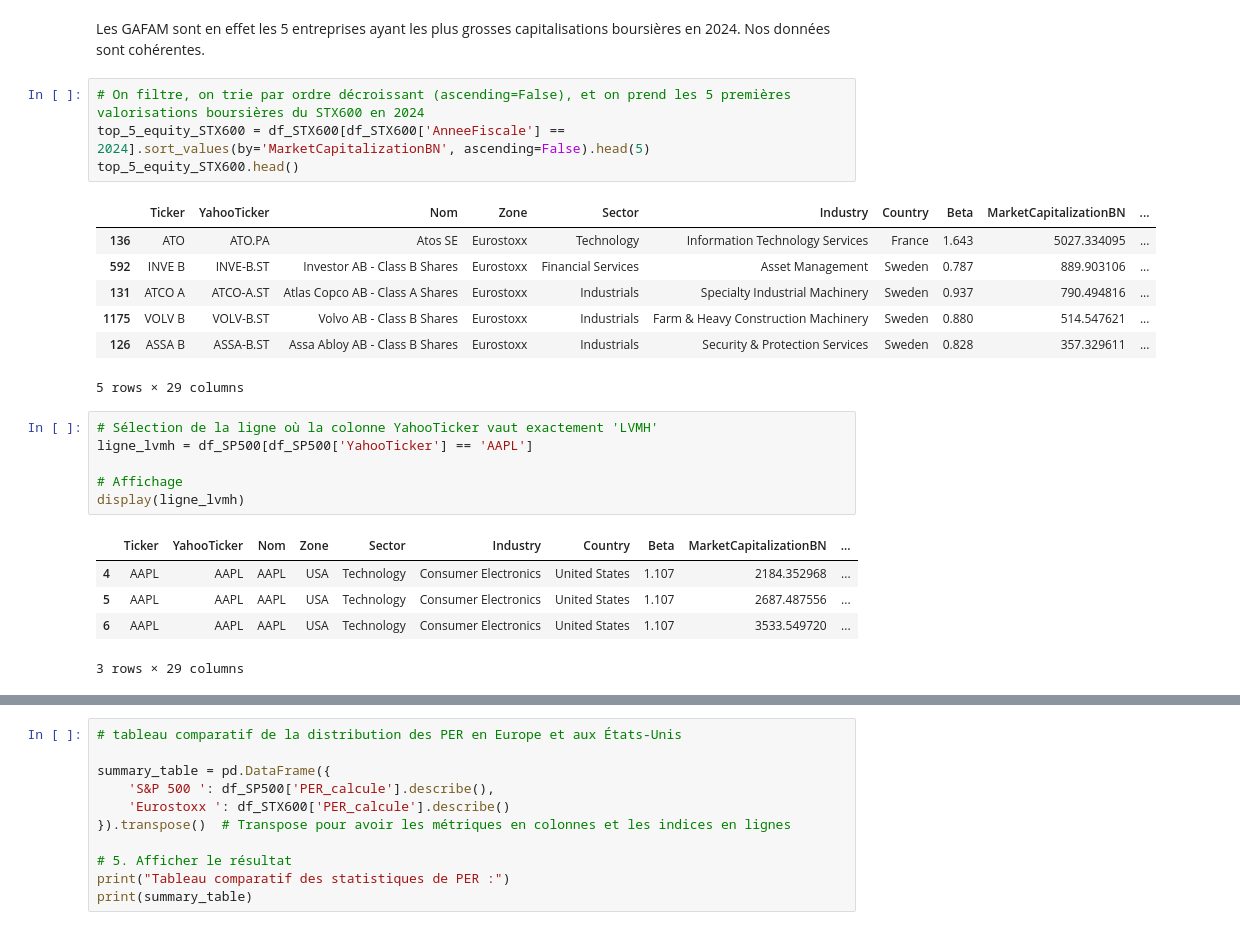
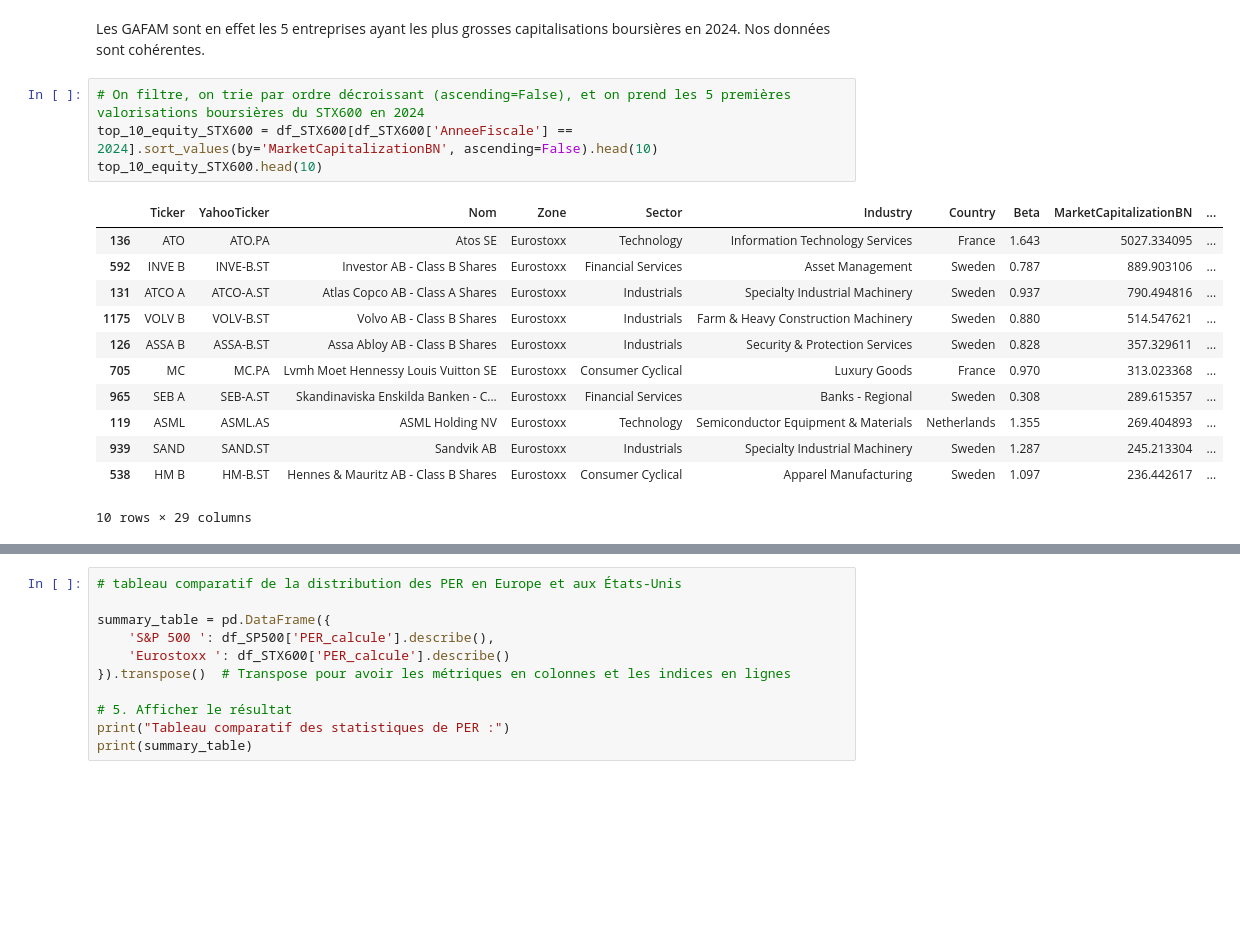
Before and after one commit to tnourlyn/Projet-Python---The-Transatlantic-valuation-guide, a Jupyter notebook: Analyse préliminaire des données/Analyse_preliminaire.ipynb, the cells around one changed output, grey strips where cells are left out. Saved outputs shown, nothing was run; the diff lists cells and outputs as text; blank space fills up the shorter version.

Commit message:
Correction market cap

```diff
--- a/Analyse préliminaire des données/Analyse_preliminaire.ipynb
+++ b/Analyse préliminaire des données/Analyse_preliminaire.ipynb
@@ -73,25 +73,18 @@ top_5_equity_SP500.head()
 Les GAFAM sont en effet les 5 entreprises ayant les plus grosses capitalisations boursières en 2024. Nos données sont cohérentes.
 # %%
 # On filtre, on trie par ordre décroissant (ascending=False), et on prend les 5 premières valorisations boursières du STX600 en 2024
-top_5_equity_STX600 = df_STX600[df_STX600['AnneeFiscale'] == 2024].sort_values(by='MarketCapitalizationBN', ascending=False).head(5)
-top_5_equity_STX600.head()
+top_10_equity_STX600 = df_STX600[df_STX600['AnneeFiscale'] == 2024].sort_values(by='MarketCapitalizationBN', ascending=False).head(10)
+top_10_equity_STX600.head(10)
 # %% [output]
 |  | Ticker | YahooTicker | Nom | Zone | Sector | Industry | Country | Beta | MarketCapitalizationBN | ... |
 | 136 | ATO | ATO.PA | Atos SE | Eurostoxx | Technology | Information Technology Services | France | 1.643 | 5027.334095 | ... |
 | 592 | INVE B | INVE-B.ST | Investor AB - Class B Shares | Eurostoxx | Financial Services | Asset Management | Sweden | 0.787 | 889.903106 | ... |
 | 131 | ATCO A | ATCO-A.ST | Atlas Copco AB - Class A Shares | Eurostoxx | Industrials | Specialty Industrial Machinery | Sweden | 0.937 | 790.494816 | ... |
 | 1175 | VOLV B | VOLV-B.ST | Volvo AB - Class B Shares | Eurostoxx | Industrials | Farm & Heavy Construction Machinery | Sweden | 0.880 | 514.547621 | ... |
 | 126 | ASSA B | ASSA-B.ST | Assa Abloy AB - Class B Shares | Eurostoxx | Industrials | Security & Protection Services | Sweden | 0.828 | 357.329611 | ... |
+| 705 | MC | MC.PA | Lvmh Moet Hennessy Louis Vuitton SE | Eurostoxx | Consumer Cyclical | Luxury Goods | France | 0.970 | 313.023368 | ... |
+| 965 | SEB A | SEB-A.ST | Skandinaviska Enskilda Banken - C... | Eurostoxx | Financial Services | Banks - Regional | Sweden | 0.308 | 289.615357 | ... |
+| 119 | ASML | ASML.AS | ASML Holding NV | Eurostoxx | Technology | Semiconductor Equipment & Materials | Netherlands | 1.355 | 269.404893 | ... |
+| 939 | SAND | SAND.ST | Sandvik AB | Eurostoxx | Industrials | Specialty Industrial Machinery | Sweden | 1.287 | 245.213304 | ... |
+| 538 | HM B | HM-B.ST | Hennes & Mauritz AB - Class B Shares | Eurostoxx | Consumer Cyclical | Apparel Manufacturing | Sweden | 1.097 | 236.442617 | ... |
-5 rows × 29 columns
+10 rows × 29 columns
-# %%
-# Sélection de la ligne où la colonne YahooTicker vaut exactement 'LVMH'
-ligne_lvmh = df_SP500[df_SP500['YahooTicker'] == 'AAPL']
-
-# Affichage
-display(ligne_lvmh)
-# %% [output]
-|  | Ticker | YahooTicker | Nom | Zone | Sector | Industry | Country | Beta | MarketCapitalizationBN | ... |
-| 4 | AAPL | AAPL | AAPL | USA | Technology | Consumer Electronics | United States | 1.107 | 2184.352968 | ... |
-| 5 | AAPL | AAPL | AAPL | USA | Technology | Consumer Electronics | United States | 1.107 | 2687.487556 | ... |
-| 6 | AAPL | AAPL | AAPL | USA | Technology | Consumer Electronics | United States | 1.107 | 3533.549720 | ... |
-3 rows × 29 columns
```
Also changed, not shown: parts of 7 cells of this notebook, 6 other files.
